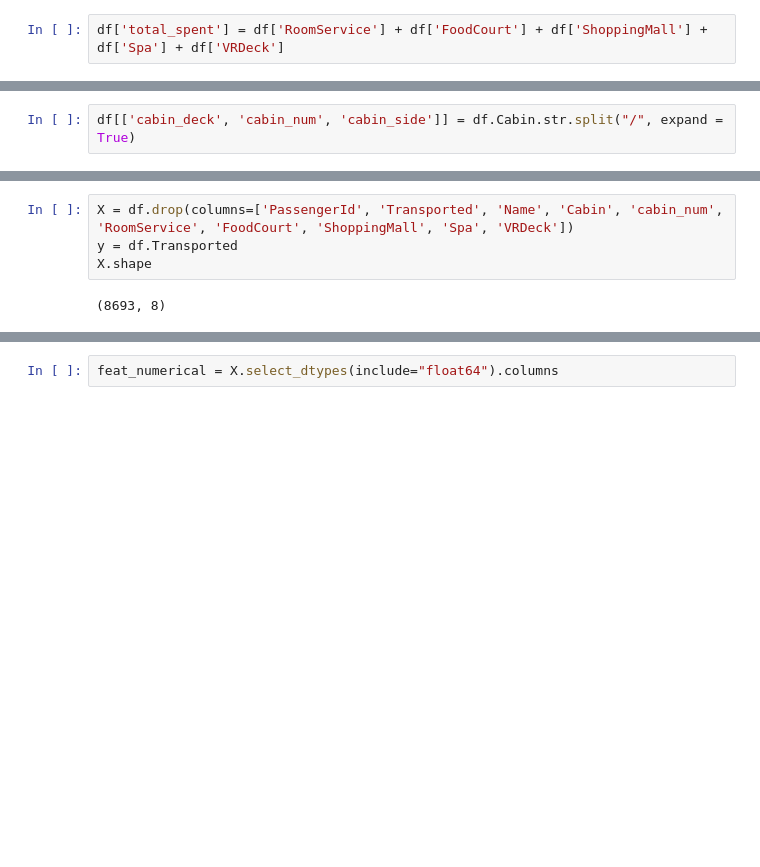
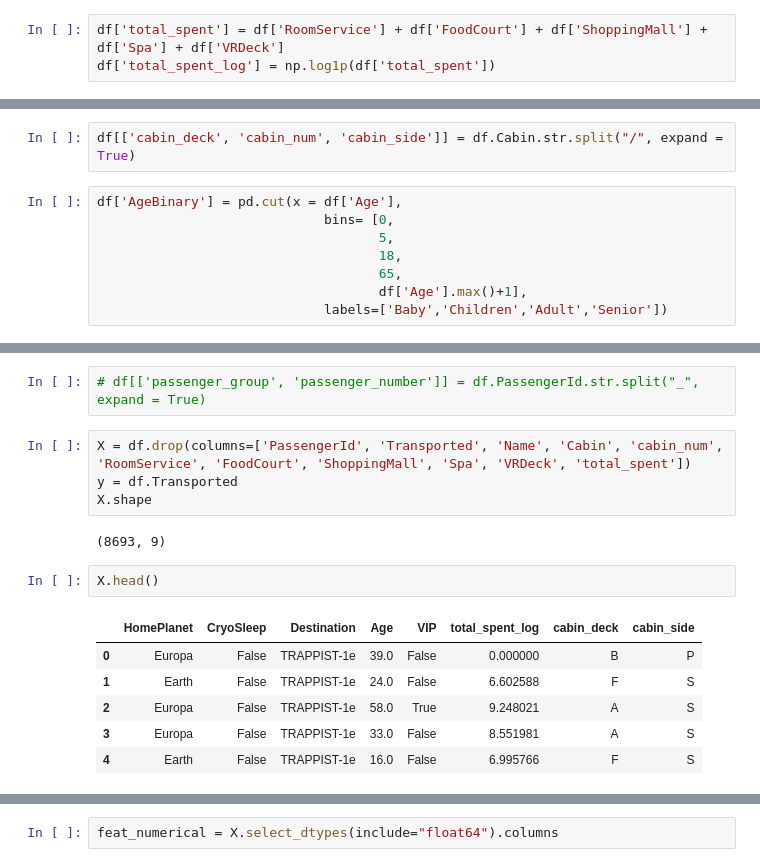
Before and after one commit to Tomateau/spaceship-titanic, a Jupyter notebook: Spaceship_Titanic.ipynb, the cells around one changed output, grey strips where cells are left out. Cells and saved outputs as stored; diff of their text form; blank space fills up the shorter version.

```diff
--- a/Spaceship_Titanic.ipynb
+++ b/Spaceship_Titanic.ipynb
@@ -113,3 +119,4 @@ dtype: float64
 # df.duplicated().sum()
 # %%
 df['total_spent'] = df['RoomService'] + df['FoodCourt'] + df['ShoppingMall'] + df['Spa'] + df['VRDeck']
+df['total_spent_log'] = np.log1p(df['total_spent'])
@@ -116,2 +129,10 @@ df['total_spent'] = df['RoomService'] + df['FoodCourt'] + df['ShoppingMall'] + d
 # %%
 df[['cabin_deck', 'cabin_num', 'cabin_side']] = df.Cabin.str.split("/", expand = True)
+# %%
+df['AgeBinary'] = pd.cut(x = df['Age'],
+                             bins= [0,
+                                    5,
+                                    18,
+                                    65,
+                                    df['Age'].max()+1],
+                             labels=['Baby','Children','Adult','Senior'])
@@ -118,6 +149,17 @@ df[['cabin_deck', 'cabin_num', 'cabin_side']] = df.Cabin.str.split("/", expand =
+# %%
+# df[['passenger_group', 'passenger_number']] = df.PassengerId.str.split("_", expand = True)
 # %%
-X = df.drop(columns=['PassengerId', 'Transported', 'Name', 'Cabin', 'cabin_num', 'RoomService', 'FoodCourt', 'ShoppingMall', 'Spa', 'VRDeck'])
+X = df.drop(columns=['PassengerId', 'Transported', 'Name', 'Cabin', 'cabin_num', 'RoomService', 'FoodCourt', 'ShoppingMall', 'Spa', 'VRDeck', 'total_spent'])
 y = df.Transported
 X.shape
 # %% [output]
-(8693, 8)
+(8693, 9)
+# %%
+X.head()
+# %% [output]
+|  | HomePlanet | CryoSleep | Destination | Age | VIP | total_spent_log | cabin_deck | cabin_side |
+| 0 | Europa | False | TRAPPIST-1e | 39.0 | False | 0.000000 | B | P |
+| 1 | Earth | False | TRAPPIST-1e | 24.0 | False | 6.602588 | F | S |
+| 2 | Europa | False | TRAPPIST-1e | 58.0 | True | 9.248021 | A | S |
+| 3 | Europa | False | TRAPPIST-1e | 33.0 | False | 8.551981 | A | S |
+| 4 | Earth | False | TRAPPIST-1e | 16.0 | False | 6.995766 | F | S |
```
Also changed, not shown: parts of 32 cells of this notebook.
